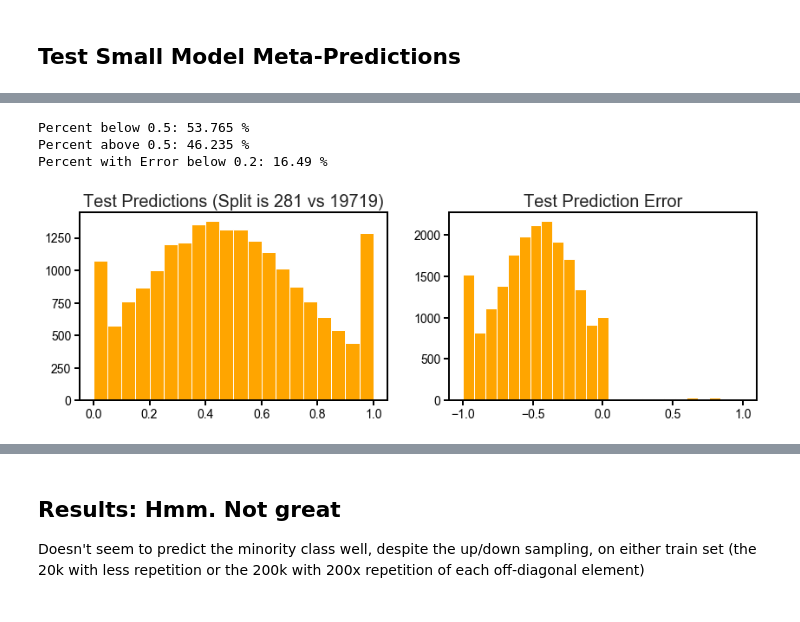
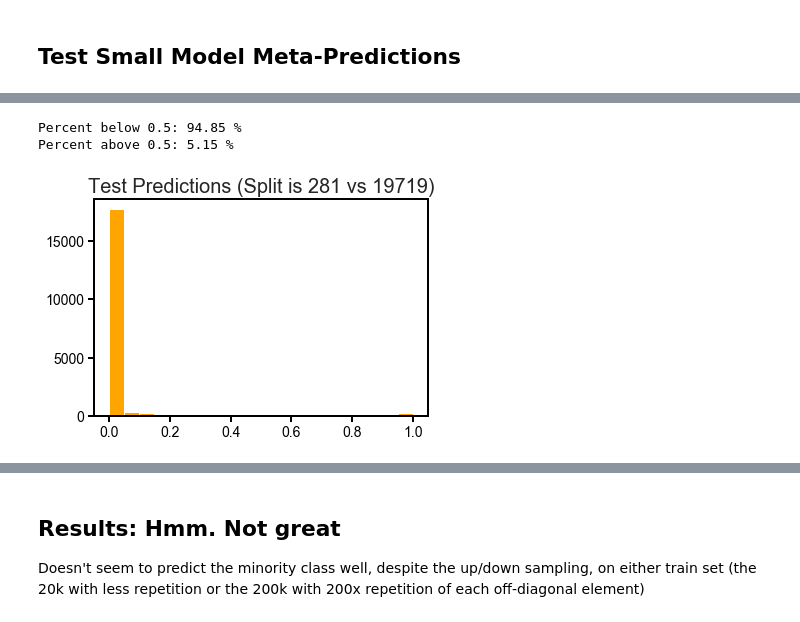
Before and after one commit to laueste/human_5utr_modeling, a Jupyter notebook: modeling/8_training_MRL_CNN_DistillationOffDiagonals.ipynb, the cells around one changed output, grey strips where cells are left out. Cells and saved outputs as stored; diff of their text form; code cells hidden in the pictures.

```diff
--- a/modeling/8_training_MRL_CNN_DistillationOffDiagonals.ipynb
+++ b/modeling/8_training_MRL_CNN_DistillationOffDiagonals.ipynb
@@ -282,6 +216,5 @@ plot_auth = jointgrid_plot([e_train,e_test],alphas=[0.3,0.5],yheader='auth_pred'
 # Combine Datasets so that we can split on different concepts
 data = pd.concat([e_train,e_test],axis=0,sort=True)
 data.loc[:,'scaled_rl'] = preprocessing.StandardScaler().fit_transform(data.loc[:,'rl'].values.reshape(-1,1))
-data.loc[:,'scaled_total_reads'] = preprocessing.StandardScaler().fit_transform(data.loc[:,'total_reads'].values.reshape((-1,1)))
 # %%
 # Add MFE Data Now (for later usage)
@@ -390,25 +323,29 @@ y_test = X_test['off_diagonal'].values
 ## Make Small Model with No Additional Information than Main Model
 # %%
 # Build the Smaller Model
-# 30 filters of kernel length 8 x 2 layers
+# 10 filters of kernel length 8 x 4 layers
 # 20 nodes in dense layer
 small_model = Sequential()
 small_model.add(Conv1D(activation="relu", input_shape=(50, 4), padding="same",
-                       filters=5, kernel_size=8))
+                       filters=10, kernel_size=8))
 small_model.add(Conv1D(activation="relu", input_shape=(50, 1), padding="same",
-                       filters=5, kernel_size=8))
+                       filters=10, kernel_size=8))
+small_model.add(Conv1D(activation="relu", input_shape=(50, 1), padding="same",
+                       filters=10, kernel_size=8))
+small_model.add(Conv1D(activation="relu", input_shape=(50, 1), padding="same",
+                       filters=10, kernel_size=8))
 small_model.add(Flatten())
-small_model.add(Dense(10))
+small_model.add(Dense(20))
 small_model.add(Activation('relu'))
-small_model.add(Dropout(0.0))
+small_model.add(Dropout(0.1))
 small_model.add(Dense(1))
-small_model.add(Activation('hard_sigmoid')) #sigmoid outputs an approximately binary classification
+small_model.add(Activation('sigmoid')) #sigmoid to output a binary classification btw 0 (on-diagonal) and 1 (off)
 # %%
 # Compile and Train the Smaller Model
 np.random.seed(1337)
 adam = keras.optimizers.Adam(lr=0.001, beta_1=0.9, beta_2=0.999, epsilon=1e-08)
 small_model.compile(loss='mean_squared_error', optimizer=adam)
 
-small_model.fit(X_train_tiny_seq, y_train_tiny, batch_size=125, epochs=50, verbose=1)
+small_model.fit(X_train_seq, y_train, batch_size=125, epochs=3, verbose=1)
 #changed batch size 128 -> 125 for even split
 # %% [output]
@@ -463,16 +384,9 @@ Percent with Error below 0.2: 0.3345 %
 # %%
-fig, (ax1,ax2) = plt.subplots(nrows=1,ncols=2,figsize=(14,4))
-ax1.hist(X_test['small_pred'],bins=20,color='orange')
-ax1.set_title("Test Predictions (Split is 281 vs 19719)",fontsize=20)
-print( "Percent below 0.5:", len(X_test[X_test['small_pred'] < 0.5]) * 100.0 / len(X_test), '%')
-print( "Percent above 0.5:", len(X_test[X_test['small_pred'] >= 0.5]) * 100.0 / len(X_test), '%')
-
-ax2.hist(X_test['small_pred_error'],bins=25,color='orange')
-ax2.set_title("Test Prediction Error",fontsize=20)
-pct = len(X_test[np.abs(X_test['small_pred_error']) < 0.2]) * 100.0 / len(X_test)
-print( "Percent with Error below 0.2:", pct, '%')
+plt.hist(X_test['small_pred'],bins=20,color='orange')
+plt.title("Test Predictions (Split is 281 vs 19719)",fontsize=20)
+print "Percent below 0.5:", len(X_test[X_test['small_pred'] < 0.5]) * 100.0 / len(X_test), '%'
+print "Percent above 0.5:", len(X_test[X_test['small_pred'] >= 0.5]) * 100.0 / len(X_test), '%'
 # %% [output]
-Percent below 0.5: 53.765 %
-Percent above 0.5: 46.235 %
-Percent with Error below 0.2: 16.49 %
+Percent below 0.5: 94.85 %
+Percent above 0.5: 5.15 %
-[figure, old version]
+[figure, new version]
```
Also changed, not shown: parts of 56 cells of this notebook.
